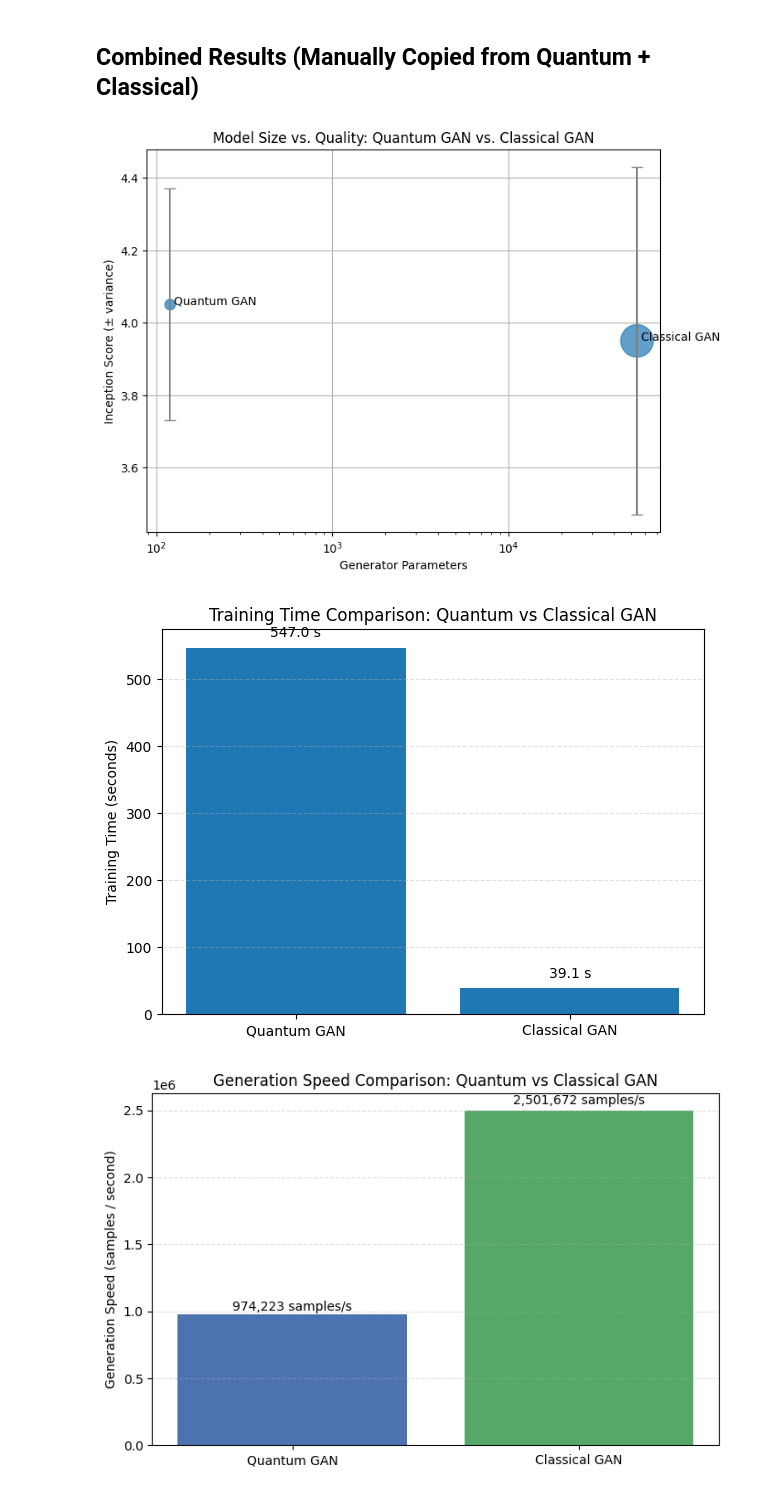
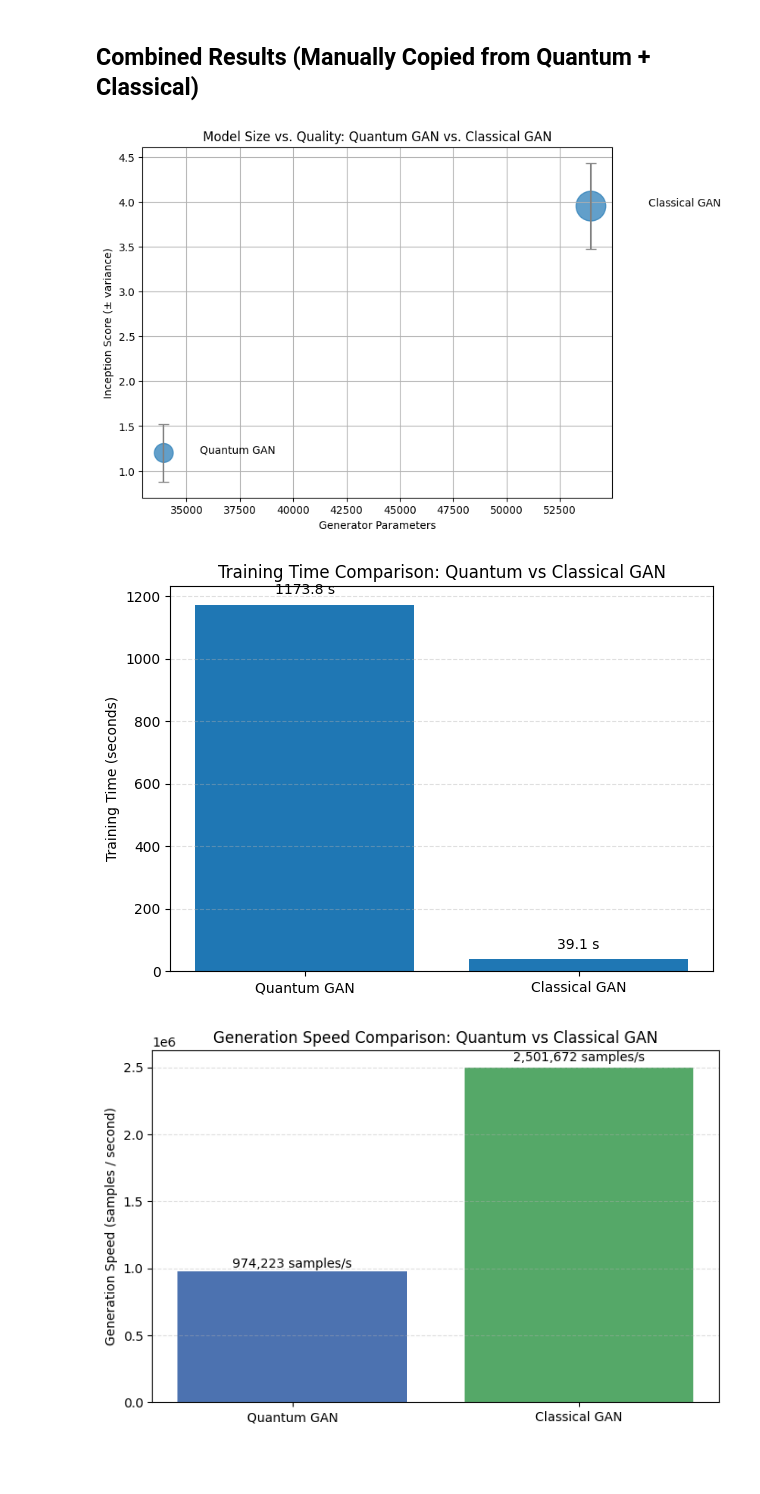
Before and after one commit to DevArtech/csc-4631-final-project, a Jupyter notebook: Quantum GAN.ipynb, the cells around one changed output. Cells and saved outputs as stored; diff of their text form; code cells hidden in the pictures; blank space fills up the shorter version.

Commit message:
"Fixed" quantum

```diff
--- a/Quantum GAN.ipynb
+++ b/Quantum GAN.ipynb
@@ -469,7 +541,7 @@ This proves your Generator has learned the "geometry" of handwriting. It underst
 # %% [markdown]
 #### FID/IS Scores
 # %%
-device = torch.device("cuda" if torch.cuda.is_available() else "cpu")
+device = torch.device("cpu")
 BATCH_SIZE = 32
 
 # --- Preprocessing Wrapper ---
@@ -504,8 +576,8 @@ is_metric = InceptionScore(feature=64).to(device)
 print("Calculating Benchmarks... (This may take a moment to download Inception weights)")
 
 # --- 1. Load Real Data into FID ---
-# Assuming 'dl' is your existing DataLoader for real data
-for (batch,) in dl: # If dl returns (images,) use: for (batch,) in dl:
+# Using the existing DataLoader (now returns images and labels)
+for batch, _ in dl:  # Ignore labels for FID real data
     batch = batch.to(device)
     processed_real = preprocess_for_inception(batch)
     fid.update(processed_real, real=True)
@@ -522,7 +594,16 @@ with torch.no_grad():
     for _ in range(n_batches):
         # Uniform noise in [0, π/2] for quantum circuit
         z = torch.rand(batch_size_eval, n_qubits, device=device) * math.pi / 2
-        fake_imgs = gen(z)
+
+        # Random class labels for diverse generation
+        random_class_indices = torch.randint(0, num_classes, (batch_size_eval,), device=device)
+        random_class_labels = torch.zeros(batch_size_eval, num_classes, device=device)
+        random_class_labels.scatter_(1, random_class_indices.unsqueeze(1), 1.0)
+
+        fake_imgs = gen(z, random_class_labels)
+
+        # Reshape from (batch, 64) to (batch, 1, 8, 8) for image processing
+        fake_imgs = fake_imgs.view(-1, 1, 8, 8)
 
         processed_fake = preprocess_for_inception(fake_imgs)
 
@@ -551,12 +632,20 @@ Max Possible Score: Since you have 10 classes (0-9), the theoretical maximum Inc
 
 Realistic Goal: Anything above 2.0 or 3.0 for this dataset is decent. If it's near 1.0, your model is producing noise or only one digit.
 # %%
-# 1. Generate Fake Data
+# 1. Generate Fake Data (100 per class for balanced evaluation)
 gen.eval()
 with torch.no_grad():
-    # Uniform noise in [0, π/2] for quantum circuit
-    z_eval = torch.rand(1000, n_qubits, device=device) * math.pi / 2
-    fake_imgs = gen(z_eval).cpu().numpy()
+    all_fake_imgs = []
+    for class_idx in range(num_classes):
+        # Uniform noise in [0, π/2] for quantum circuit
+        z_eval = torch.rand(100, n_qubits, device=device) * math.pi / 2
+        class_labels = torch.zeros(100, num_classes, device=device)
+        class_labels[:, class_idx] = 1.0
+
+        fake_batch = gen(z_eval, class_labels).cpu().numpy()
+        all_fake_imgs.append(fake_batch)
+
+    fake_imgs = np.concatenate(all_fake_imgs, axis=0)  # Shape: (1000, 64)
 
 # Flatten for the Random Forest Judge (1000, 64)
 fake_flat = fake_imgs.reshape(1000, 64)
@@ -598,49 +687,48 @@ import matplotlib.pyplot as plt
 import numpy as np
 
 labels = ["Quantum GAN", "Classical GAN"]
-gen_params = np.array([120, 53952])
-disc_params = np.array([5217, 49665])
-judge_is_scores = np.array([4.0505, 3.9505])
+gen_params = np.array([33938, 53952])
+disc_params = np.array([19969, 49665])
+judge_is_scores = np.array([1.2001, 3.9505])
 judge_is_var = np.array([0.32, 0.48])
 
 plt.figure(figsize=(8, 6))
 
 # Normalize discriminator params for marker sizes
 marker_sizes = (disc_params / disc_params.max()) * 800
 
 plt.errorbar(
     gen_params,
     judge_is_scores,
     yerr=judge_is_var,
     fmt='o',
     markersize=0,   # size controlled by scatter
     ecolor='gray',
     capsize=5
 )
 
 plt.scatter(
     gen_params,
     judge_is_scores,
     s=marker_sizes,
     alpha=0.7
 )
 
 for i, label in enumerate(labels):
     plt.text(gen_params[i]*1.05, judge_is_scores[i], label)
 
 plt.xlabel("Generator Parameters")
 plt.ylabel("Inception Score (± variance)")
 plt.title("Model Size vs. Quality: Quantum GAN vs. Classical GAN")
-plt.xscale('log')  # Highly recommended due to parameter gap
 plt.grid(True)
 plt.show()
 # %% [output]
-[figure, old version]
+[figure, new version]
 # %%
 import matplotlib.pyplot as plt
 
 models = ["Quantum GAN", "Classical GAN"]
-training_time_sec = [547, 39.1]
+training_time_sec = [1173.8, 39.1]
 
 plt.figure(figsize=(7, 5))
 
@@ -664,7 +752,7 @@ plt.grid(axis='y', linestyle='--', alpha=0.4)
 
 plt.show()
 # %% [output]
-[figure, old version]
+[figure, new version]
 # %%
 import matplotlib.pyplot as plt
 
```
Also changed, not shown: parts of 13 cells of this notebook, 2 other files.
